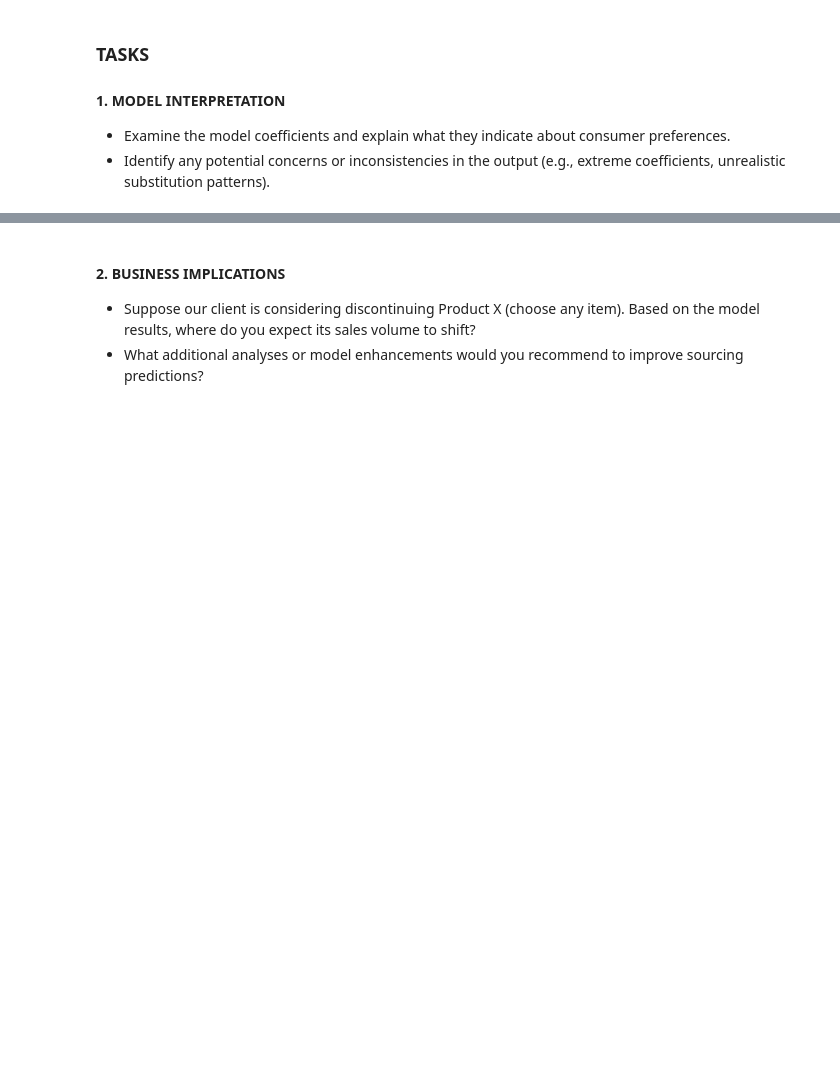
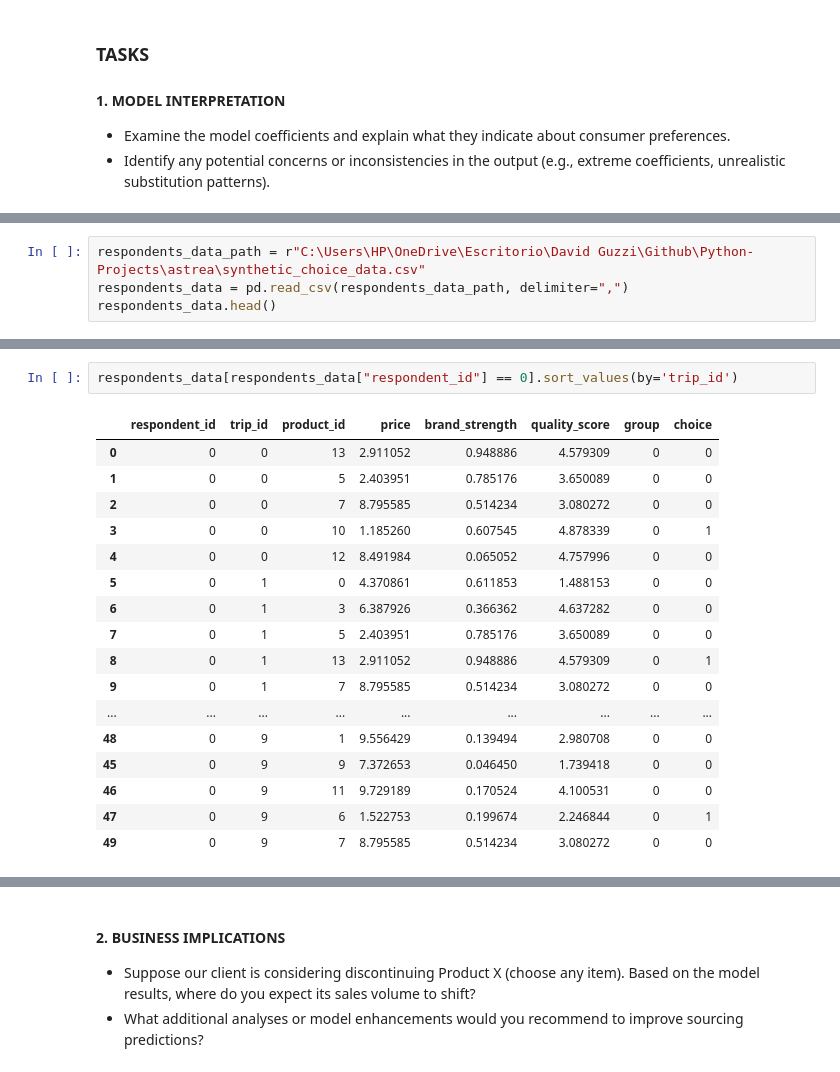
Before and after one commit to DavidGuzzi/Python-Projects, a Jupyter notebook: astrea/davidguzzi_deliverable.ipynb, the cells around one changed output, grey strips where cells are left out. Drawn from its saved outputs; the diff is of its cells as text; blank space fills up the shorter version.

```diff
--- a/astrea/davidguzzi_deliverable.ipynb
+++ b/astrea/davidguzzi_deliverable.ipynb
@@ -18,0 +40,4 @@ import pandas as pd
+# %%
+respondents_data_path = r"C:\Users\HP\OneDrive\Escritorio\David Guzzi\Github\Python-Projects\astrea\synthetic_choice_data.csv"
+respondents_data = pd.read_csv(respondents_data_path, delimiter=",")
+respondents_data.head()
@@ -18,0 +130,20 @@ import pandas as pd
+# %%
+respondents_data[respondents_data["respondent_id"] == 0].sort_values(by='trip_id')
+# %% [output]
+|  | respondent_id | trip_id | product_id | price | brand_strength | quality_score | group | choice |
+| 0 | 0 | 0 | 13 | 2.911052 | 0.948886 | 4.579309 | 0 | 0 |
+| 1 | 0 | 0 | 5 | 2.403951 | 0.785176 | 3.650089 | 0 | 0 |
+| 2 | 0 | 0 | 7 | 8.795585 | 0.514234 | 3.080272 | 0 | 0 |
+| 3 | 0 | 0 | 10 | 1.185260 | 0.607545 | 4.878339 | 0 | 1 |
+| 4 | 0 | 0 | 12 | 8.491984 | 0.065052 | 4.757996 | 0 | 0 |
+| 5 | 0 | 1 | 0 | 4.370861 | 0.611853 | 1.488153 | 0 | 0 |
+| 6 | 0 | 1 | 3 | 6.387926 | 0.366362 | 4.637282 | 0 | 0 |
+| 7 | 0 | 1 | 5 | 2.403951 | 0.785176 | 3.650089 | 0 | 0 |
+| 8 | 0 | 1 | 13 | 2.911052 | 0.948886 | 4.579309 | 0 | 1 |
+| 9 | 0 | 1 | 7 | 8.795585 | 0.514234 | 3.080272 | 0 | 0 |
+| ... | ... | ... | ... | ... | ... | ... | ... | ... |
+| 48 | 0 | 9 | 1 | 9.556429 | 0.139494 | 2.980708 | 0 | 0 |
+| 45 | 0 | 9 | 9 | 7.372653 | 0.046450 | 1.739418 | 0 | 0 |
+| 46 | 0 | 9 | 11 | 9.729189 | 0.170524 | 4.100531 | 0 | 0 |
+| 47 | 0 | 9 | 6 | 1.522753 | 0.199674 | 2.246844 | 0 | 1 |
+| 49 | 0 | 9 | 7 | 8.795585 | 0.514234 | 3.080272 | 0 | 0 |
```
Also changed, not shown: parts of 12 cells of this notebook.
